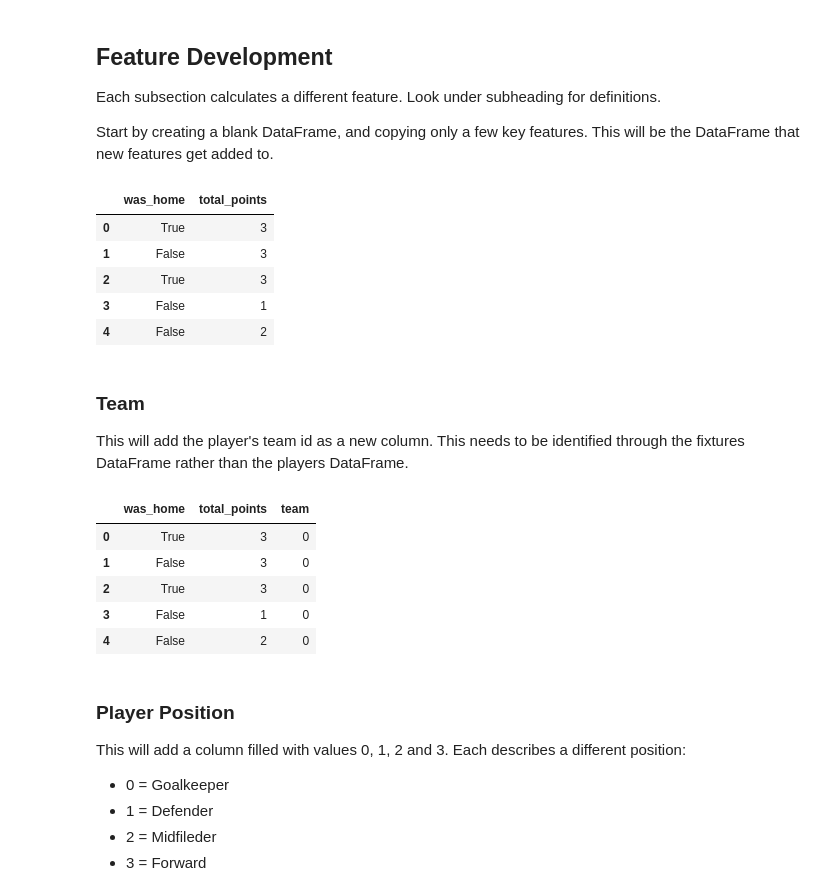
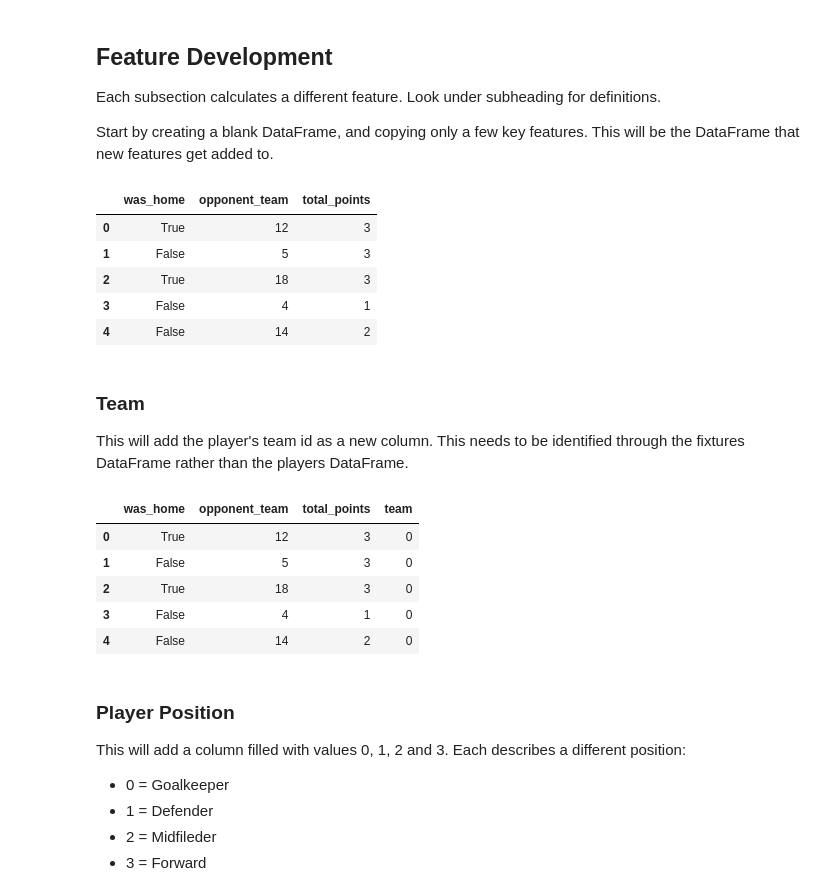
Before and after one commit to richardjdury/fpl, a Jupyter notebook: jupyter/preparing_data/Developing Features.ipynb, the cells around one changed output. Drawn from its saved outputs; the diff is of its cells as text; code cells hidden in the pictures.

```diff
--- a/jupyter/preparing_data/Developing Features.ipynb
+++ b/jupyter/preparing_data/Developing Features.ipynb
@@ -78,16 +78,16 @@ Each subsection calculates a different feature. Look under subheading for defini
 Start by creating a blank DataFrame, and copying only a few key features. This will be the DataFrame that new features get added to.
 # %%
 dataset = pd.DataFrame()
-columns_to_copy = ["was_home", "total_points"]
+columns_to_copy = ["was_home", "opponent_team", "total_points"]
 dataset[columns_to_copy] = pp[columns_to_copy]
 dataset.head()
 # %% [output]
-|  | was_home | total_points |
-| 0 | True | 3 |
-| 1 | False | 3 |
-| 2 | True | 3 |
-| 3 | False | 1 |
-| 4 | False | 2 |
+|  | was_home | opponent_team | total_points |
+| 0 | True | 12 | 3 |
+| 1 | False | 5 | 3 |
+| 2 | True | 18 | 3 |
+| 3 | False | 4 | 1 |
+| 4 | False | 14 | 2 |
 # %% [markdown]
 ### Team
 
@@ -112,12 +112,12 @@ for i in range(len(pp)):
 dataset["team"] = pd.Series(team)
 dataset.head()
 # %% [output]
-|  | was_home | total_points | team |
-| 0 | True | 3 | 0 |
-| 1 | False | 3 | 0 |
-| 2 | True | 3 | 0 |
-| 3 | False | 1 | 0 |
-| 4 | False | 2 | 0 |
+|  | was_home | opponent_team | total_points | team |
+| 0 | True | 12 | 3 | 0 |
+| 1 | False | 5 | 3 | 0 |
+| 2 | True | 18 | 3 | 0 |
+| 3 | False | 4 | 1 | 0 |
+| 4 | False | 14 | 2 | 0 |
 # %% [markdown]
 ### Player Position
 
```
Also changed, not shown: parts of 23 cells of this notebook.
